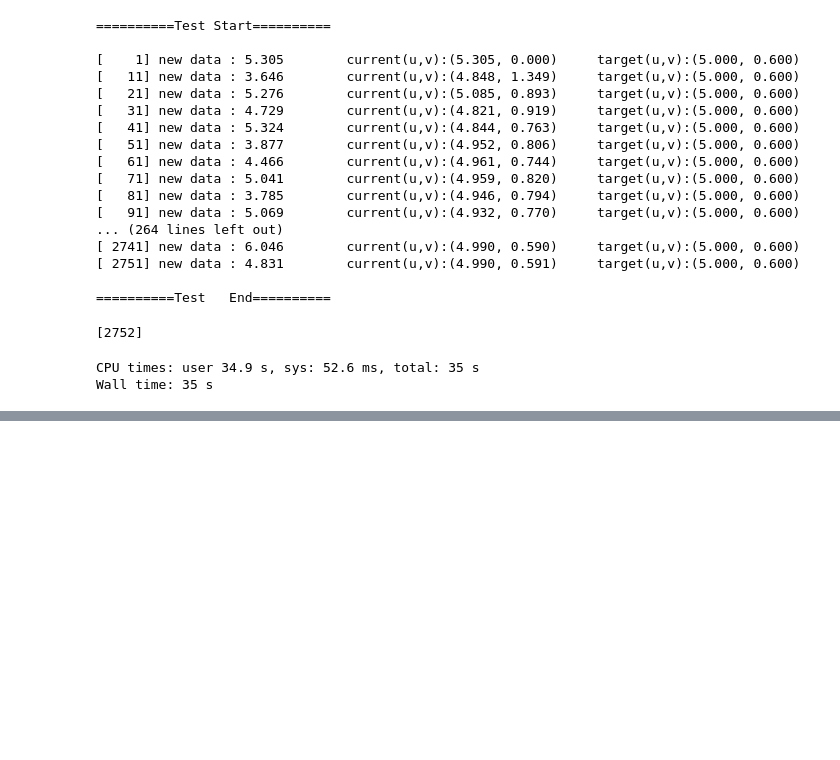
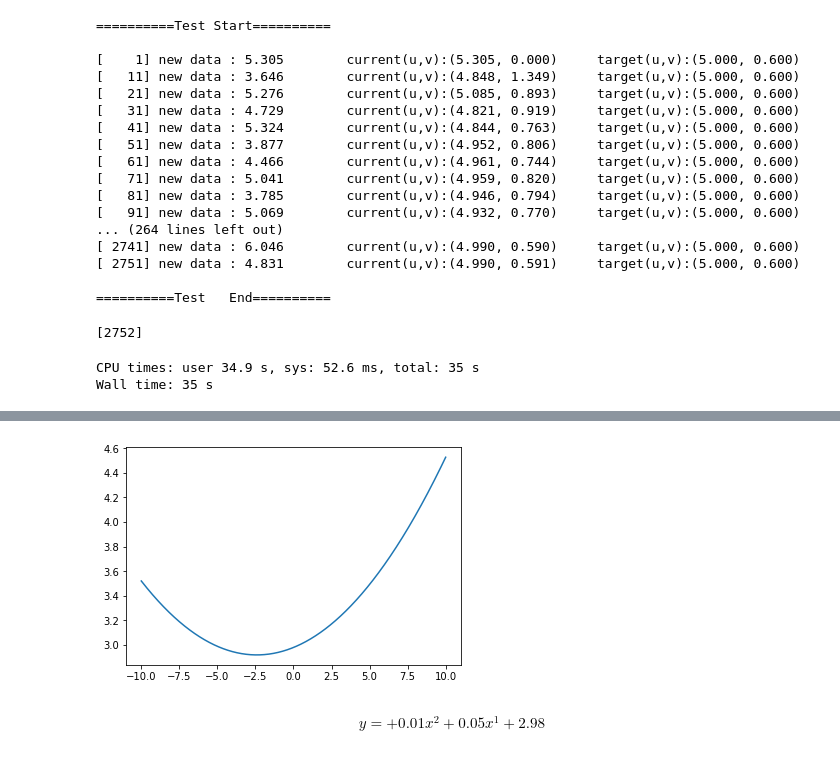
Before and after one commit to csielee/2018ML, a Jupyter notebook: HW3/HW3.ipynb, the cells around one changed output, grey strips where cells are left out. Cells and saved outputs as stored; diff of their text form; code cells hidden in the pictures; blank space fills up the shorter version.

Commit message:
Finish Baysian Linear Regression
Show output by Markdown
Use generator to iteration test

```diff
--- a/HW3/HW3.ipynb
+++ b/HW3/HW3.ipynb
@@ -206,0 +229,15 @@ plt.show()
+# %%
+def Design_Matrix(datas, N):
+    # create matrix
+    Design_X = [];
+    Target_y = [];
+
+    if type(datas) != list:
+        datas = [datas]
+
+    for index, row in enumerate(datas):
+        x,y = row
+        Design_X.append([basis(x, i) for i in range(N)])
+        Target_y.append([y])
+
+    return (Design_X,Target_y)
@@ -206,0 +333,15 @@ plt.show()
+# %%
+# input parameter
+error_v = 5
+w = [3, 0.05, 0.01]
+n = 3
+
+# n*n
+prior_b = tranpose_matrix(unit_matrix(n=n))
+# n*1
+prior_u = [[0] for _ in range(n)]
+# likelihood gaussian variance
+likelihood_a = 1
+
+dg = PolynomialDataGenerator(n, error_v, w)
+blr = BaysianLinearRegression(dg, 1, prior_u, prior_b)
@@ -206,0 +414,10 @@ plt.show()
+# %%
+_, predict_w, _ = next(blr)
+predict_distribution = polynomial_equation(predict_w)
+x = np.linspace(-10,10,1000)
+plt.plot(x, [predict_distribution.f(i) for i in x])
+plt.show()
+Markdown(str(predict_distribution))
+# %% [output]
+[figure, added]
+$$y = +0.01x^2+0.05x^1+2.98$$
```
Also changed, not shown: parts of 5 cells of this notebook, 2 other files.
